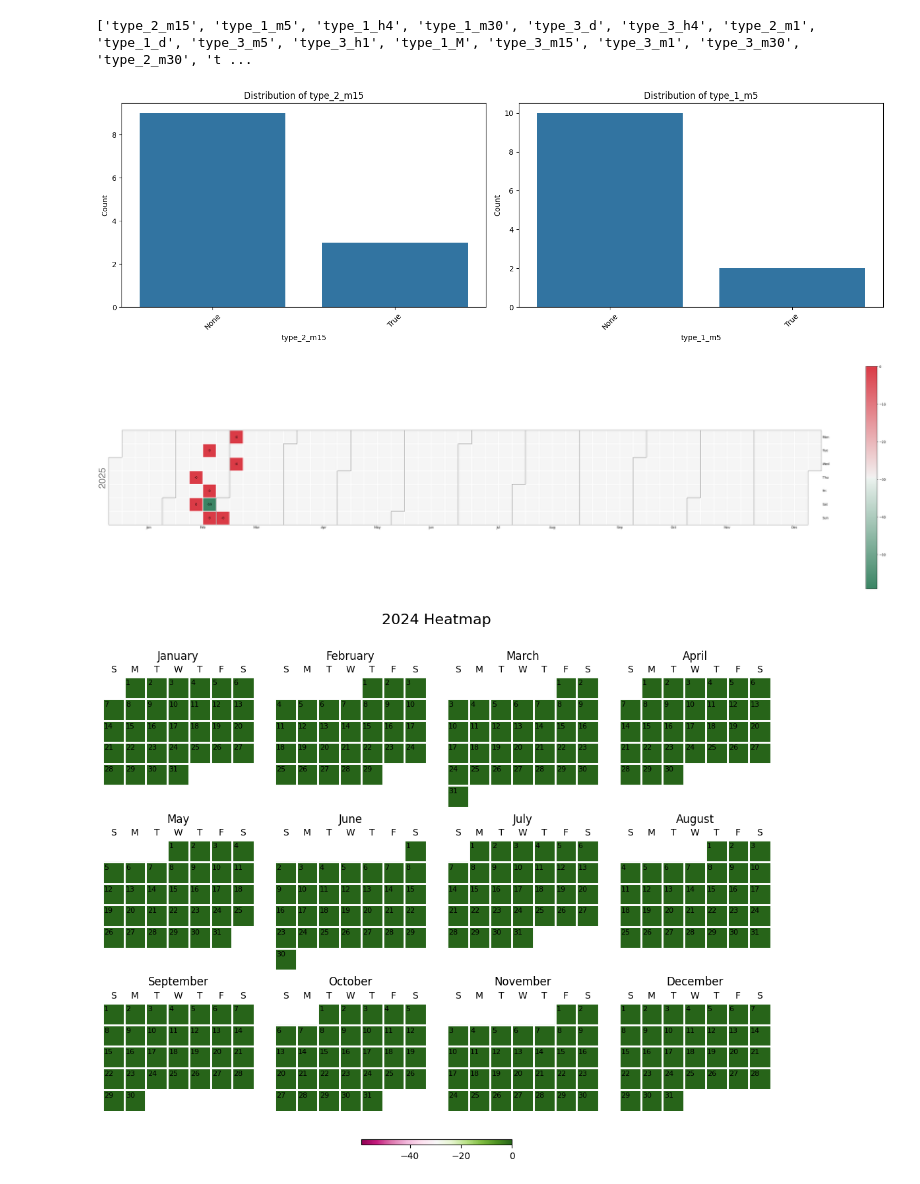
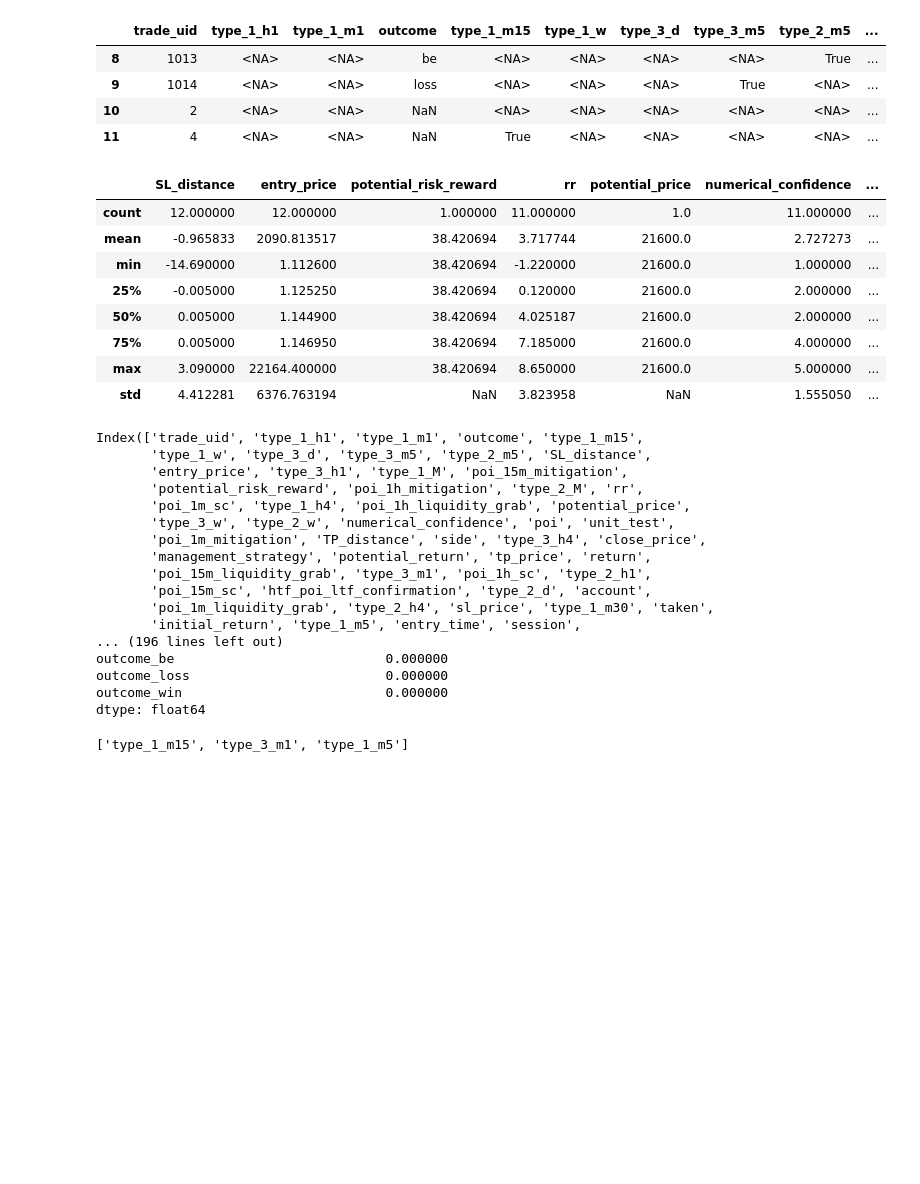
Before and after one commit to put101/trade_journal, a Jupyter notebook: analysis.ipynb, the cells around one changed output. Saved outputs shown, nothing was run; the diff lists cells and outputs as text; code cells hidden in the pictures; blank space fills up the shorter version.

```diff
--- a/analysis.ipynb
+++ b/analysis.ipynb
@@ -165,29 +56,67 @@ df
+# %%
+# grab just last row
+df = jr.get_full_df()
+
+display(df.tail(4))
+
+display(df.describe())
+
+print(df.columns)
+print(df.dtypes)
+
+# report Nans for each column
+print('Nans:')
+print(df.isna().sum())
+
+# report Nans for each column as percentage
+print('Nans as percentage:')
+print(df.isna().sum() / df.shape[0])
+# %% [output]
+|  | trade_uid | type_1_h1 | type_1_m1 | outcome | type_1_m15 | type_1_w | type_3_d | type_3_m5 | type_2_m5 | ... |
+| 8 | 1013 | <NA> | <NA> | be | <NA> | <NA> | <NA> | <NA> | True | ... |
+| 9 | 1014 | <NA> | <NA> | loss | <NA> | <NA> | <NA> | True | <NA> | ... |
+| 10 | 2 | <NA> | <NA> | NaN | <NA> | <NA> | <NA> | <NA> | <NA> | ... |
+| 11 | 4 | <NA> | <NA> | NaN | True | <NA> | <NA> | <NA> | <NA> | ... |
+|  | SL_distance | entry_price | potential_risk_reward | rr | potential_price | numerical_confidence | ... |
+| count | 12.000000 | 12.000000 | 1.000000 | 11.000000 | 1.0 | 11.000000 | ... |
+| mean | -0.965833 | 2090.813517 | 38.420694 | 3.717744 | 21600.0 | 2.727273 | ... |
+| min | -14.690000 | 1.112600 | 38.420694 | -1.220000 | 21600.0 | 1.000000 | ... |
+| 25% | -0.005000 | 1.125250 | 38.420694 | 0.120000 | 21600.0 | 2.000000 | ... |
+| 50% | 0.005000 | 1.144900 | 38.420694 | 4.025187 | 21600.0 | 2.000000 | ... |
+| 75% | 0.005000 | 1.146950 | 38.420694 | 7.185000 | 21600.0 | 4.000000 | ... |
+| max | 3.090000 | 22164.400000 | 38.420694 | 8.650000 | 21600.0 | 5.000000 | ... |
+| std | 4.412281 | 6376.763194 | NaN | 3.823958 | NaN | 1.555050 | ... |
+Index(['trade_uid', 'type_1_h1', 'type_1_m1', 'outcome', 'type_1_m15',
+       'type_1_w', 'type_3_d', 'type_3_m5', 'type_2_m5', 'SL_distance',
+       'entry_price', 'type_3_h1', 'type_1_M', 'poi_15m_mitigation',
+       'potential_risk_reward', 'poi_1h_mitigation', 'type_2_M', 'rr',
+       'poi_1m_sc', 'type_1_h4', 'poi_1h_liquidity_grab', 'potential_price',
+       'type_3_w', 'type_2_w', 'numerical_confidence', 'poi', 'unit_test',
+       'poi_1m_mitigation', 'TP_distance', 'side', 'type_3_h4', 'close_price',
+       'management_strategy', 'potential_return', 'tp_price', 'return',
+       'poi_15m_liquidity_grab', 'type_3_m1', 'poi_1h_sc', 'type_2_h1',
+       'poi_15m_sc', 'htf_poi_ltf_confirmation', 'type_2_d', 'account',
+       'poi_1m_liquidity_grab', 'type_2_h4', 'sl_price', 'type_1_m30', 'taken',
+       'initial_return', 'type_1_m5', 'entry_time', 'session',
+... (196 lines left out)
+outcome_be                           0.000000
+outcome_loss                         0.000000
+outcome_win                          0.000000
+dtype: float64
 # %%
 from analysis import *
 import analysis
 
+def prepare_data(df:pd.DataFrame):
+    df = df.rename(columns={'return': 'return_points'})
+    df = df[(df['account'] != ACC_TEST) & (True)]
 
-df=jr.j.to_dataframe().copy()
+    return df
 
-# filter only rows that:
-# - have a non- test account ACC_TEST
-def prepare_data(df:pd.DataFrame):
-    #return df[~df['account'].str.contains('test')]
-    return df[(df['account'] != ACC_TEST) & (True)]
+df = prepare_data(jr.j.to_dataframe().copy())
 
-#df = prepare_data(df)
-
-type_X_cols = jr.PA.used_tags_in_df(df)
+type_X_cols = jr.PA.used_tags_in_df_not_null(df)
 
 print(type_X_cols)
-
-analysis.plot_column_distributions(df, ['type_2_m15', 'type_1_m5'])
 # %% [output]
-['type_2_m15', 'type_1_m5', 'type_1_h4', 'type_1_m30', 'type_3_d', 'type_3_h4', 'type_2_m1', 'type_1_d', 'type_3_m5', 'type_3_h1', 'type_1_M', 'type_3_m15', 'type_3_m1', 'type_3_m30', 'type_2_m30', 't ...
+['type_1_m15', 'type_3_m1', 'type_1_m5']
-[figure, removed]
-# %%
-analysis.plot_calendar_calplot(df)
-analysis.plot_calendar_calendarplot(df)
-# %% [output]
-[figure, removed]
-[figure, removed]
```
Also changed, not shown: parts of 42 cells of this notebook, 8 other files.
